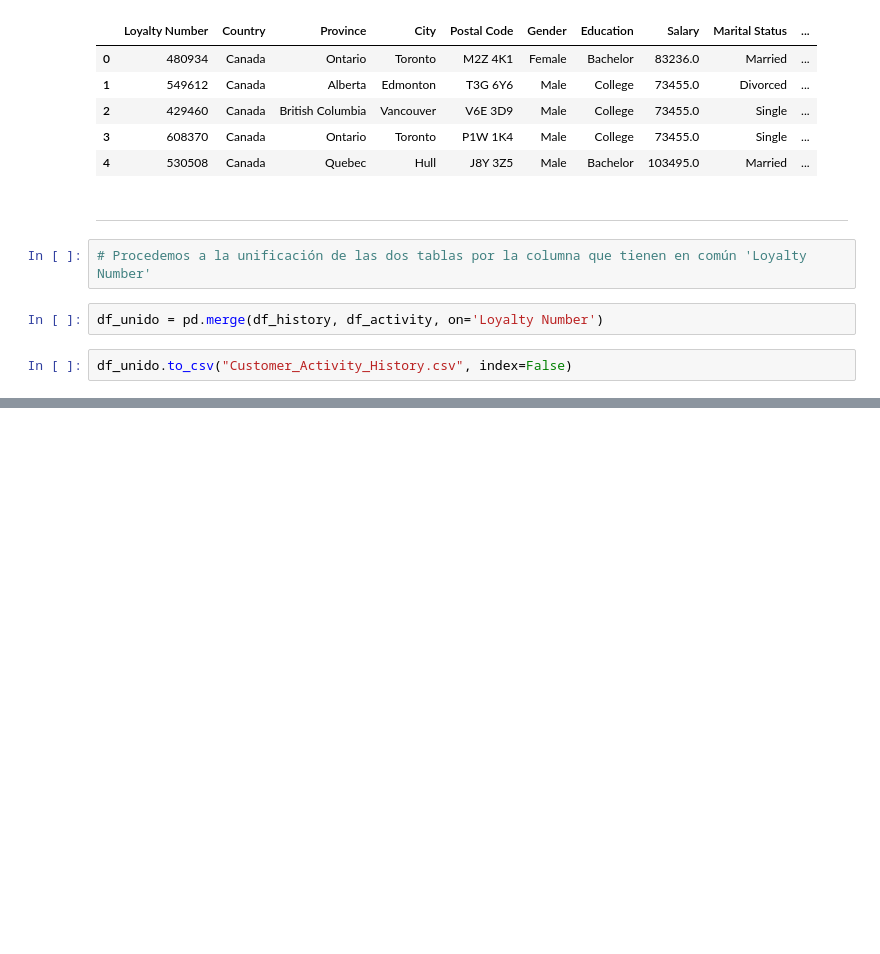
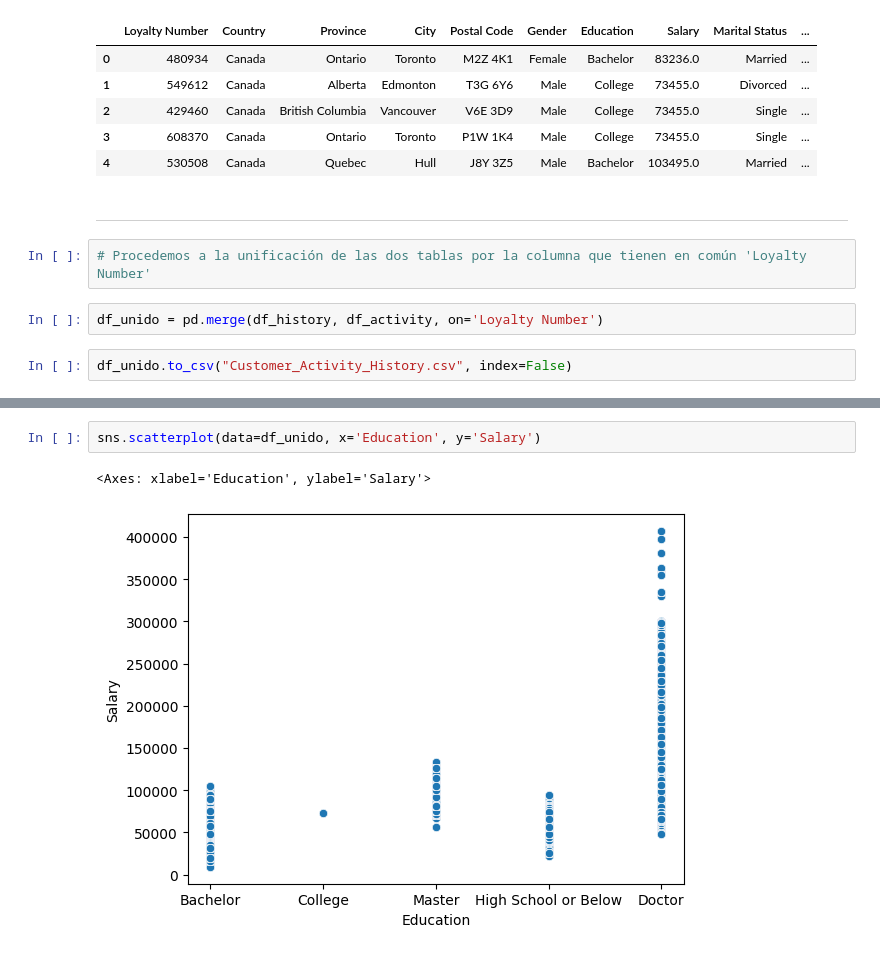
Before and after one commit to Adalab/bda-modulo-3-evaluacion-final-patrimerchan, a Jupyter notebook: Evaluacion_Final_Modulo_3.ipynb, the cells around one changed output, grey strips where cells are left out. Saved outputs shown, nothing was run; the diff lists cells and outputs as text; blank space fills up the shorter version.

```diff
--- a/Evaluacion_Final_Modulo_3.ipynb
+++ b/Evaluacion_Final_Modulo_3.ipynb
@@ -845,0 +913,5 @@ df_unido.to_csv("Customer_Activity_History.csv", index=False)
+# %%
+sns.scatterplot(data=df_unido, x='Education', y='Salary')
+# %% [output]
+<Axes: xlabel='Education', ylabel='Salary'>
+[figure, added]
```
Also changed, not shown: parts of 22 cells of this notebook.
